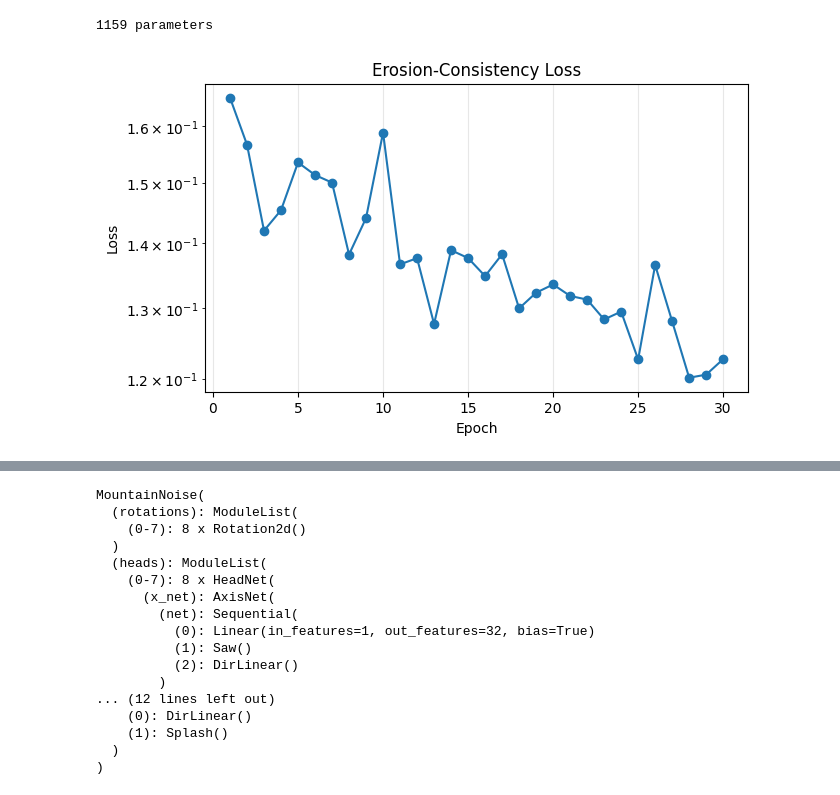
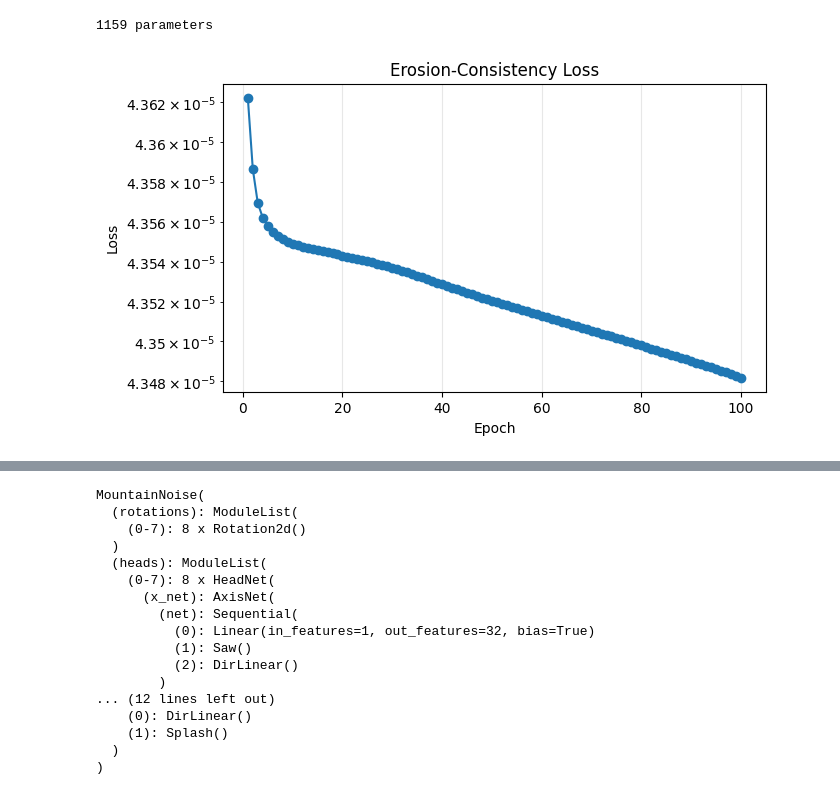
Before and after one commit to Senopiece/smooth_chaos, a Jupyter notebook: noise.ipynb, the cells around one changed output, grey strips where cells are left out. Saved outputs shown, nothing was run; the diff lists cells and outputs as text; code cells hidden in the pictures.

```diff
--- a/noise.ipynb
+++ b/noise.ipynb
@@ -571,11 +571,12 @@ from IPython.display import clear_output, display
 import matplotlib.pyplot as plt
 
 region = 10
-epochs = 30
+epochs = 100
 steps_per_epoch = 5
-batch_size = 10
-learning_rate = 1e-3
+batch_size = 1
+learning_rate = 1e-4
 seed = 2026
+max_epoch_losses = 100
 
 torch.manual_seed(seed)
 np.random.seed(seed)
@@ -601,10 +602,26 @@ local_coords_t = torch.as_tensor(
 mountain_noise_train.train()
 optimizer = torch.optim.Adam(mountain_noise_train.parameters(), lr=learning_rate)
 
-# Warm up JIT once so epoch timing is steadier.
-_ = hydraulic_erosion(
-    np.zeros((resolution, resolution), dtype=np.float32), iterations=1
+# precompute once since offsets fixed and batch 1
+###
+offsets = torch.zeros(
+    (batch_size, 2), device=device
+)  # torch.empty((batch_size, 2), device=device).uniform_(-region, region)
+
+batch_coords = local_coords_t.unsqueeze(0) + offsets.unsqueeze(1)
+batch_raw = mountain_noise(batch_coords.reshape(-1, 2)).reshape(
+    batch_size, resolution, resolution
 )
+orig_norm_height = minmax_norm(batch_raw[0] * kernel_t)
+
+norm_height_np = orig_norm_height.detach().cpu().numpy().astype(np.float32)
+norm_eroded_height_np = minmax_norm(
+    hydraulic_erosion(norm_height_np, seed=seed)
+).astype(np.float32)
+norm_eroded_height = torch.from_numpy(norm_eroded_height_np).to(
+    device=device, dtype=orig_norm_height.dtype
+)
+###
 
 epoch_losses = []
 fig, ax = plt.subplots(figsize=(7, 4))
@@ -613,7 +630,9 @@ for epoch in range(1, epochs + 1):
     step_losses = []
 
     for _ in range(steps_per_epoch):
-        offsets = torch.empty((batch_size, 2), device=device).uniform_(-region, region)
+        offsets = torch.zeros(
+            (batch_size, 2), device=device
+        )  # torch.empty((batch_size, 2), device=device).uniform_(-region, region)
 
         # One model forward for the entire batch of offset grids.
         batch_coords = local_coords_t.unsqueeze(0) + offsets.unsqueeze(1)
@@ -627,42 +646,45 @@ for epoch in range(1, epochs + 1):
         sample_losses = []
         for sample_idx in range(batch_size):
             # Match the existing notebook process: rawheight * kernel -> minmax_norm.
-            norm_height = minmax_norm(batch_raw[sample_idx] * kernel_t)
+            # orig_norm_height = minmax_norm(batch_raw[sample_idx] * kernel_t)
+            train_norm_height = minmax_norm(batch_raw_train[sample_idx] * kernel_t)
 
-            norm_height_np = norm_height.detach().cpu().numpy().astype(np.float32)
-            norm_eroded_height_np = minmax_norm(
-                hydraulic_erosion(norm_height_np, seed=seed)
-            ).astype(np.float32)
-            norm_eroded_height = torch.from_numpy(norm_eroded_height_np).to(
-                device=device, dtype=norm_height.dtype
-            )
+            # norm_height_np = orig_norm_height.detach().cpu().numpy().astype(np.float32)
+            # norm_eroded_height_np = minmax_norm(
+            #     hydraulic_erosion(norm_height_np, seed=seed)
+            # ).astype(np.float32)
+            # norm_eroded_height = torch.from_numpy(norm_eroded_height_np).to(
+            #     device=device, dtype=orig_norm_height.dtype
+            # )
 
-            height_diff = norm_eroded_height - batch_raw_train
+            height_diff = norm_eroded_height - train_norm_height
             sample_losses.append((height_diff * height_diff).mean())
 
         loss = torch.stack(sample_losses).mean()
 
         optimizer.zero_grad(set_to_none=True)
         loss.backward()
         optimizer.step()
 
         step_losses.append(float(loss.detach().cpu().item()))
 
     epoch_loss = float(np.mean(step_losses))
     epoch_losses.append(epoch_loss)
+    if len(epoch_losses) > max_epoch_losses:
+        epoch_losses.pop(0)
 
     clear_output(wait=True)
     ax.clear()
     ax.plot(range(1, len(epoch_losses) + 1), epoch_losses, marker="o", linewidth=1.5)
     ax.set_yscale("log")
     ax.set_title("Erosion-Consistency Loss")
     ax.set_xlabel("Epoch")
     ax.set_ylabel("Loss")
     ax.grid(True, alpha=0.3)
     display(fig)
     print(f"epoch {epoch:02d}/{epochs} | loss = {epoch_loss:.6f}")
 
 plt.close(fig)
 mountain_noise.eval()
 # %% [output]
-[figure, old version]
+[figure, new version]
```
Also changed, not shown: parts of 2 cells of this notebook.
